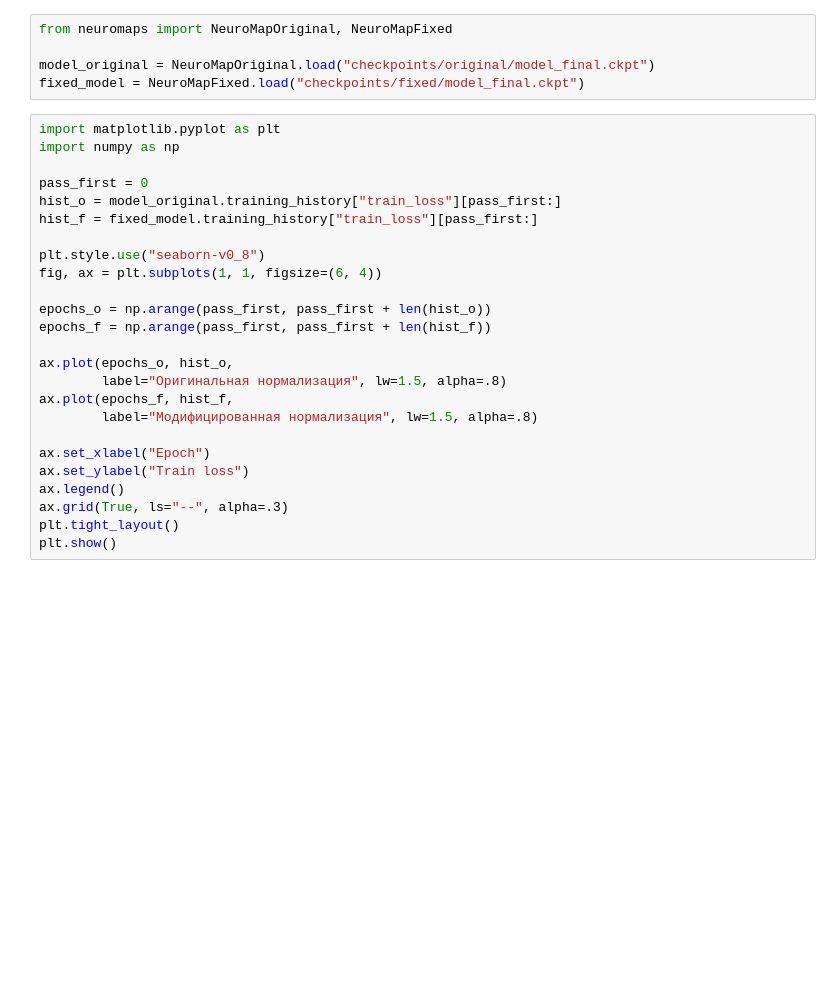
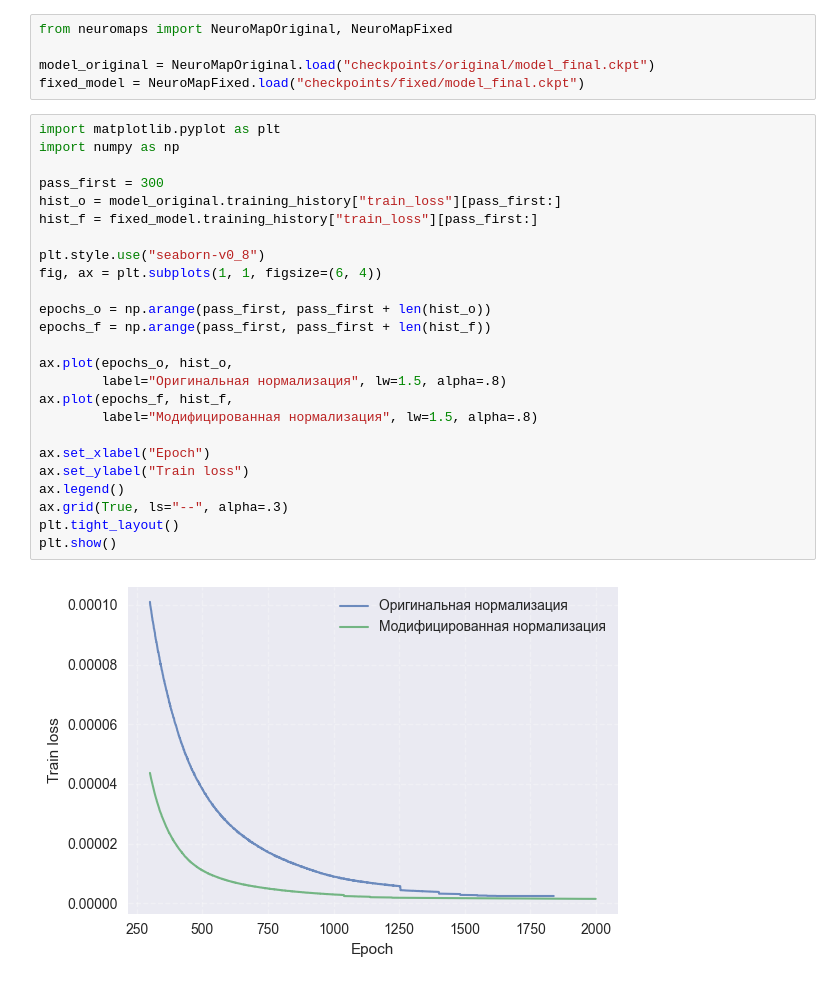
Before and after one commit to FFG99/neuromap_sync, a Jupyter notebook: experiments/gen_3d_norm/analysis.ipynb, the cells around one changed output. Saved outputs shown, nothing was run; the diff lists cells and outputs as text; blank space fills up the shorter version.

```diff
--- a/experiments/gen_3d_norm/analysis.ipynb
+++ b/experiments/gen_3d_norm/analysis.ipynb
@@ -6,28 +6,30 @@ fixed_model = NeuroMapFixed.load("checkpoints/fixed/model_final.ckpt")
 # %%
 import matplotlib.pyplot as plt
 import numpy as np
 
-pass_first = 0
+pass_first = 300
 hist_o = model_original.training_history["train_loss"][pass_first:]
 hist_f = fixed_model.training_history["train_loss"][pass_first:]
 
 plt.style.use("seaborn-v0_8")
 fig, ax = plt.subplots(1, 1, figsize=(6, 4))
 
 epochs_o = np.arange(pass_first, pass_first + len(hist_o))
 epochs_f = np.arange(pass_first, pass_first + len(hist_f))
 
 ax.plot(epochs_o, hist_o,
         label="Оригинальная нормализация", lw=1.5, alpha=.8)
 ax.plot(epochs_f, hist_f,
         label="Модифицированная нормализация", lw=1.5, alpha=.8)
 
 ax.set_xlabel("Epoch")
 ax.set_ylabel("Train loss")
 ax.legend()
 ax.grid(True, ls="--", alpha=.3)
 plt.tight_layout()
 plt.show()
+# %% [output]
+[figure, added]
 # %%
 from utils import plot_compare_trajectories, get_attractor_trajectory
 from systems import generator_3d_rk4, generator_3d_right_part
```
Also changed, not shown: parts of 1 cell of this notebook.
